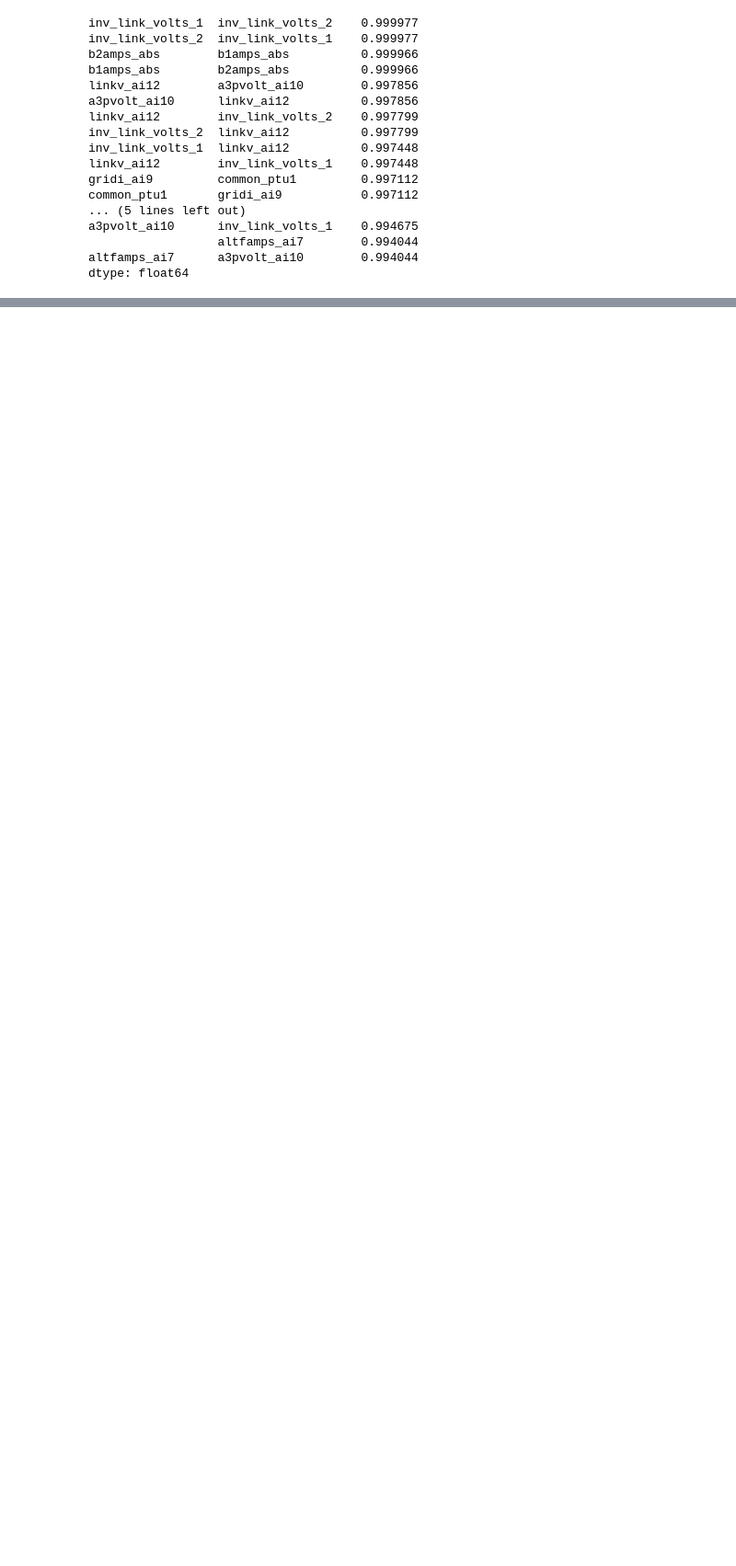
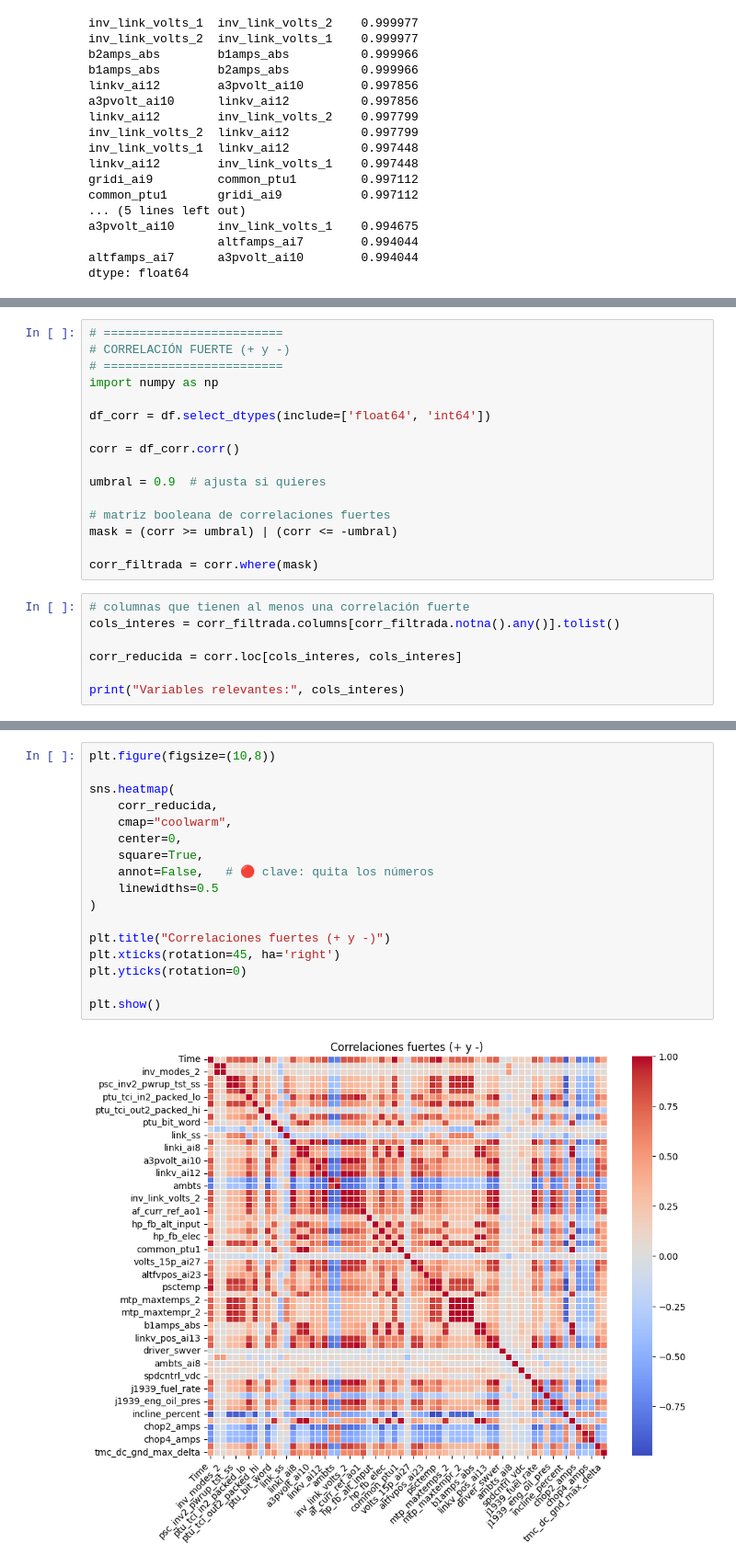
Before and after one commit to JorgePeje/test-python-utec, a Jupyter notebook: lecturadatapack.ipynb, the cells around one changed output, grey strips where cells are left out. Shown at 92% size. Saved outputs shown, nothing was run; the diff lists cells and outputs as text; blank space fills up the shorter version.

```diff
--- a/lecturadatapack.ipynb
+++ b/lecturadatapack.ipynb
@@ -228,0 +299,23 @@ dtype: float64
+# %%
+# =========================
+# CORRELACIÓN FUERTE (+ y -)
+# =========================
+import numpy as np
+
+df_corr = df.select_dtypes(include=['float64', 'int64'])
+
+corr = df_corr.corr()
+
+umbral = 0.9  # ajusta si quieres
+
+# matriz booleana de correlaciones fuertes
+mask = (corr >= umbral) | (corr <= -umbral)
+
+corr_filtrada = corr.where(mask)
+# %%
+# columnas que tienen al menos una correlación fuerte
+cols_interes = corr_filtrada.columns[corr_filtrada.notna().any()].tolist()
+
+corr_reducida = corr.loc[cols_interes, cols_interes]
+
+print("Variables relevantes:", cols_interes)
@@ -228,0 +324,19 @@ dtype: float64
+# %%
+plt.figure(figsize=(10,8))
+
+sns.heatmap(
+    corr_reducida,
+    cmap="coolwarm",
+    center=0,
+    square=True,
+    annot=False,   # 🔴 clave: quita los números
+    linewidths=0.5
+)
+
+plt.title("Correlaciones fuertes (+ y -)")
+plt.xticks(rotation=45, ha='right')
+plt.yticks(rotation=0)
+
+plt.show()
+# %% [output]
+[figure, added]
```
Also changed, not shown: parts of 5 cells of this notebook.
